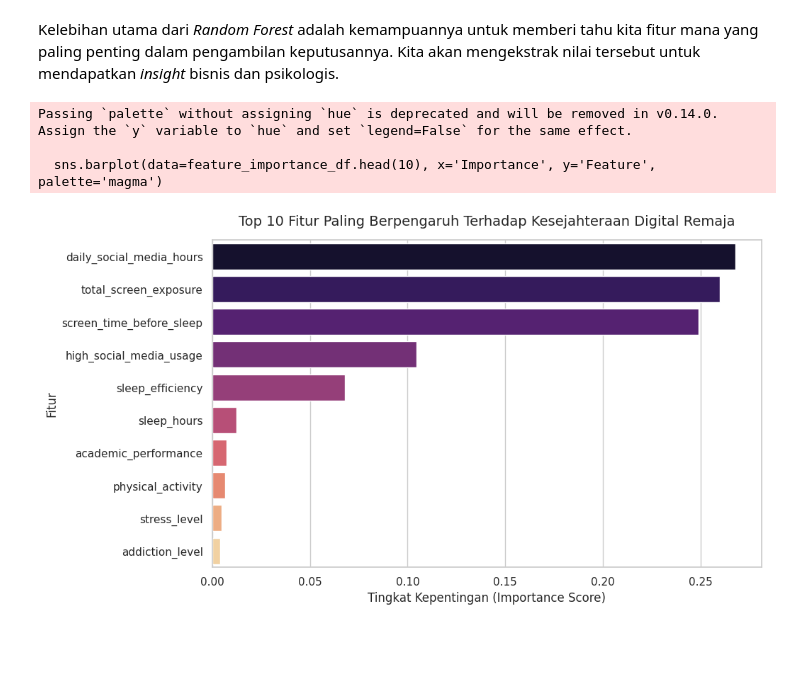
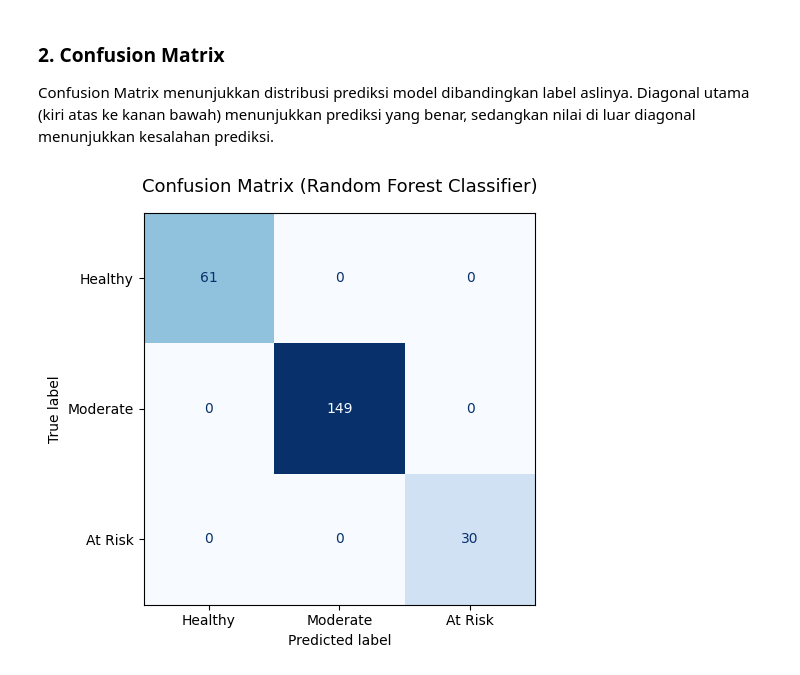
Before and after one commit to srytmj/adolescent-social-media-impact-analysis, a Jupyter notebook: notebooks/6_Evaluation.ipynb, the cells around one changed output. Drawn from its saved outputs; the diff is of its cells as text; code cells hidden in the pictures; blank space fills up the shorter version.

```diff
--- a/notebooks/6_Evaluation.ipynb
+++ b/notebooks/6_Evaluation.ipynb
@@ -21,20 +30,14 @@ Kita perlu memuat kembali data `preprocessed_data.csv` dan melakukan *train-test
 # %%
-# 1. Memuat Data
 df = pd.read_csv('../data/preprocessed_data.csv')
 
-# Memisahkan X dan y
 X = df.drop(columns=['target'])
 y = df['target']
 
-# Rekonstruksi Train-Test Split (persis seperti di Notebook 5)
 X_train, X_test, y_train, y_test = train_test_split(
     X, y, test_size=0.2, random_state=42, stratify=y
 )
 
-# 2. Memuat Model Random Forest
-model_path = '../models/classifier_model.pkl'
-rf_model = joblib.load(model_path)
-
-print("[INFO] Data dan Model berhasil dimuat.")
-print(f"[INFO] Dimensi Data Uji (Test Set): {X_test.shape}")
+rf_model = joblib.load('../models/classifier_model.pkl')
+print("[INFO] Model berhasil dimuat.")
+print(f"[INFO] Jumlah data test: {X_test.shape[0]} baris")
 # %% [output]
@@ -79,25 +92,24 @@ weighted avg       1.00      1.00      1.00       240
 # %% [markdown]
-Kelebihan utama dari *Random Forest* adalah kemampuannya untuk memberi tahu kita fitur mana yang paling penting dalam pengambilan keputusannya. Kita akan mengekstrak nilai tersebut untuk mendapatkan *insight* bisnis dan psikologis.
+### 2. Confusion Matrix
+
+Confusion Matrix menunjukkan distribusi prediksi model dibandingkan
+label aslinya. Diagonal utama (kiri atas ke kanan bawah) menunjukkan
+prediksi yang benar, sedangkan nilai di luar diagonal menunjukkan
+kesalahan prediksi.
 # %%
-# Mengambil nilai Feature Importances dari model
-importances = rf_model.feature_importances_
+# Confusion Matrix
+fig, ax = plt.subplots(figsize=(7, 5))
 
-# Membuat DataFrame untuk divisualisasikan
-feature_importance_df = pd.DataFrame({
-    'Feature': X.columns,
-    'Importance': importances
-}).sort_values(by='Importance', ascending=False)
+cm = confusion_matrix(y_test, y_pred)
+disp = ConfusionMatrixDisplay(
+    confusion_matrix=cm,
+    display_labels=['Healthy', 'Moderate', 'At Risk']
+)
+disp.plot(ax=ax, cmap='Blues', colorbar=False)
 
-# Visualisasi Feature Importance
-plt.figure(figsize=(10, 6))
-sns.barplot(data=feature_importance_df.head(10), x='Importance', y='Feature', palette='magma')
-
-plt.title('Top 10 Fitur Paling Berpengaruh Terhadap Kesejahteraan Digital Remaja', fontsize=14, pad=15)
-plt.xlabel('Tingkat Kepentingan (Importance Score)', fontsize=12)
-plt.ylabel('Fitur', fontsize=12)
+ax.set_title('Confusion Matrix (Random Forest Classifier)',
+             fontsize=13, pad=15)
+plt.tight_layout()
 plt.show()
 # %% [output]
-Passing `palette` without assigning `hue` is deprecated and will be removed in v0.14.0. Assign the `y` variable to `hue` and set `legend=False` for the same effect.
-
-  sns.barplot(data=feature_importance_df.head(10), x='Importance', y='Feature', palette='magma')
-[figure, old version]
+[figure, new version]
```
Also changed, not shown: parts of 20 cells of this notebook, 13 other files.
